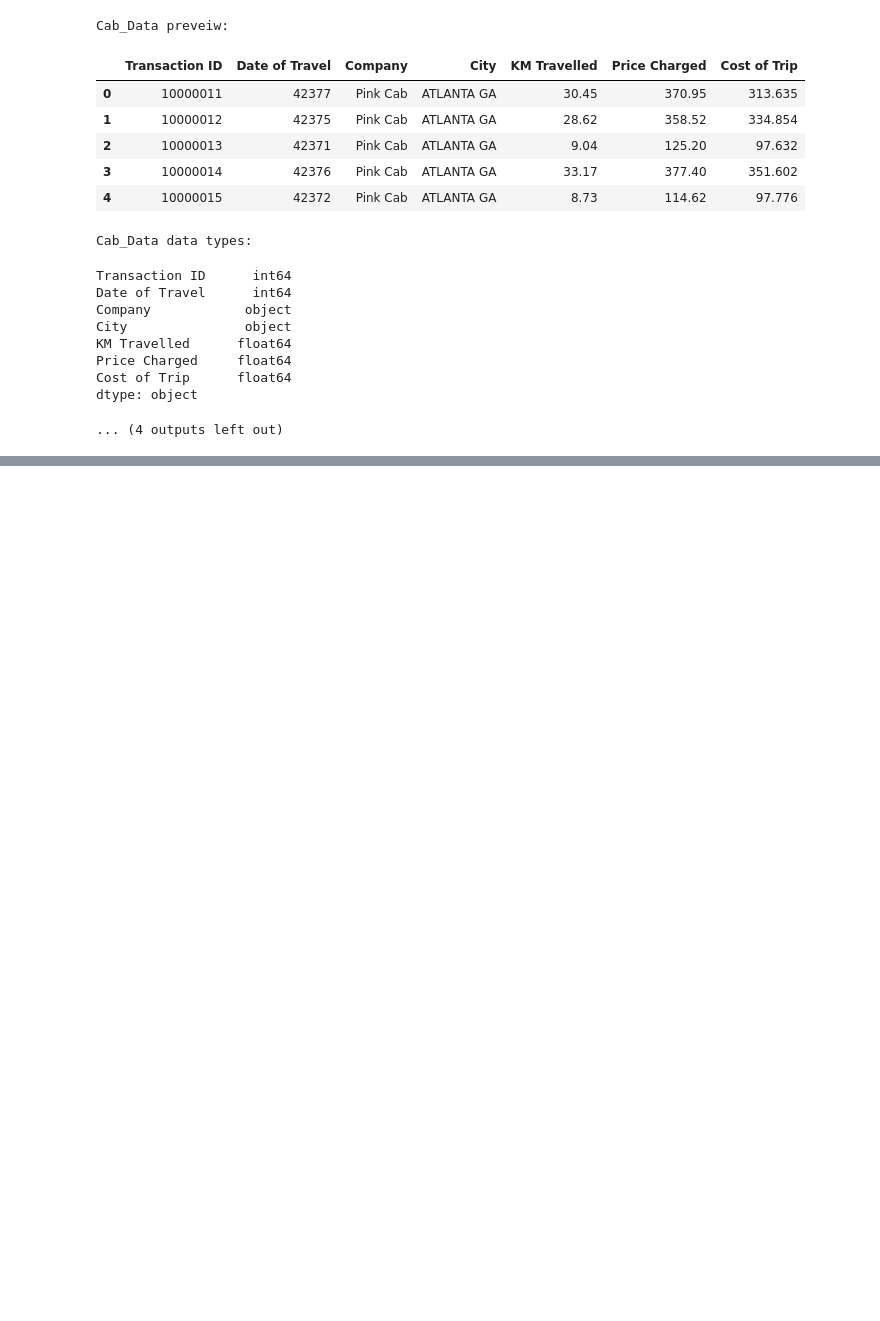
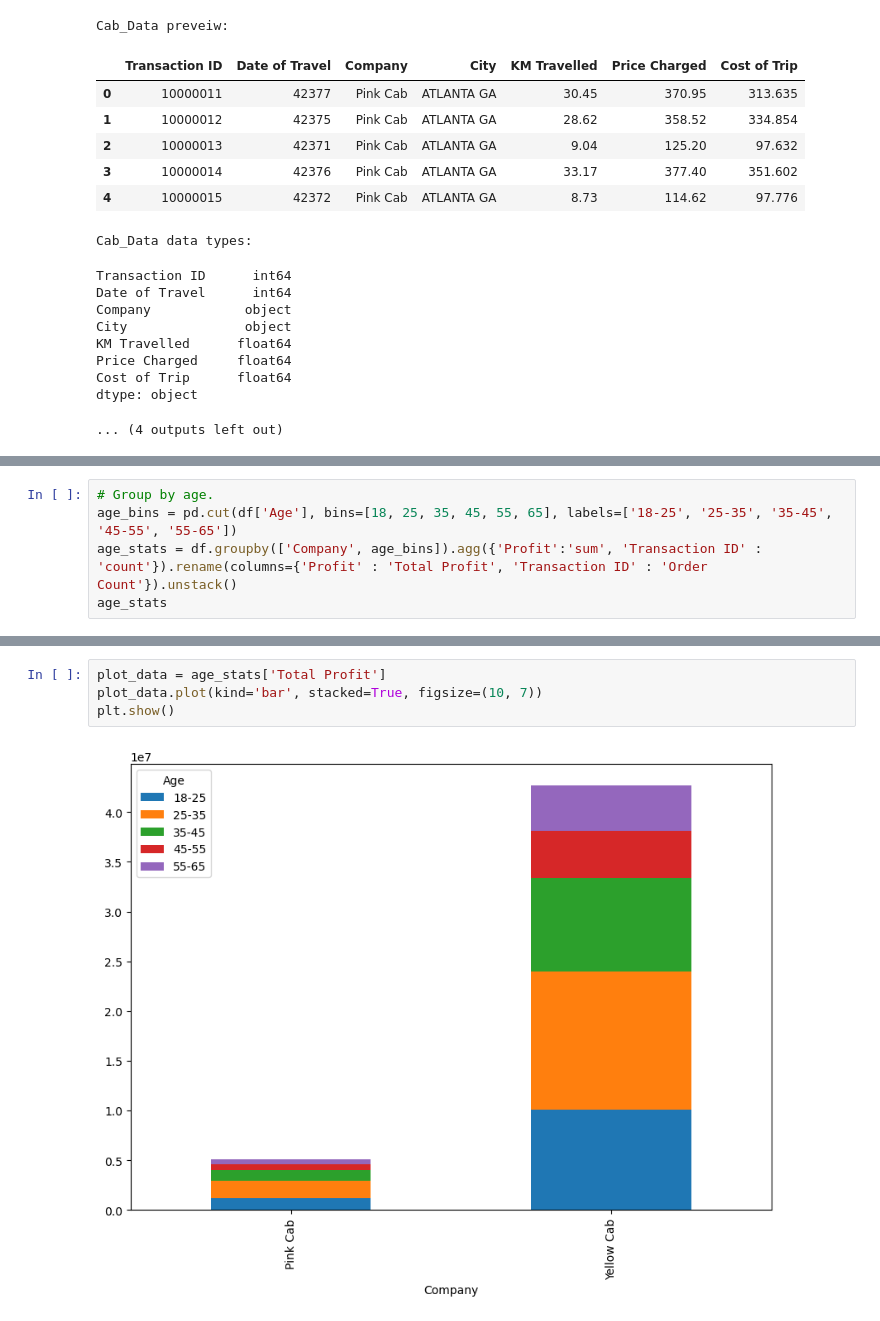
Before and after one commit to YunkeW/ML-Projects, a Jupyter notebook: EDA.ipynb, the cells around one changed output, grey strips where cells are left out. Saved outputs shown, nothing was run; the diff lists cells and outputs as text; blank space fills up the shorter version.

```diff
--- a/EDA.ipynb
+++ b/EDA.ipynb
@@ -69,0 +144,5 @@ Change 'Population' and 'Users' from object to integer.
+# %%
+# Group by age.
+age_bins = pd.cut(df['Age'], bins=[18, 25, 35, 45, 55, 65], labels=['18-25', '25-35', '35-45', '45-55', '55-65'])
+age_stats = df.groupby(['Company', age_bins]).agg({'Profit':'sum', 'Transaction ID' : 'count'}).rename(columns={'Profit' : 'Total Profit', 'Transaction ID' : 'Order Count'}).unstack()
+age_stats
@@ -69,0 +155,6 @@ Change 'Population' and 'Users' from object to integer.
+# %%
+plot_data = age_stats['Total Profit']
+plot_data.plot(kind='bar', stacked=True, figsize=(10, 7))
+plt.show()
+# %% [output]
+[figure, added]
```
Also changed, not shown: parts of 21 cells of this notebook.
